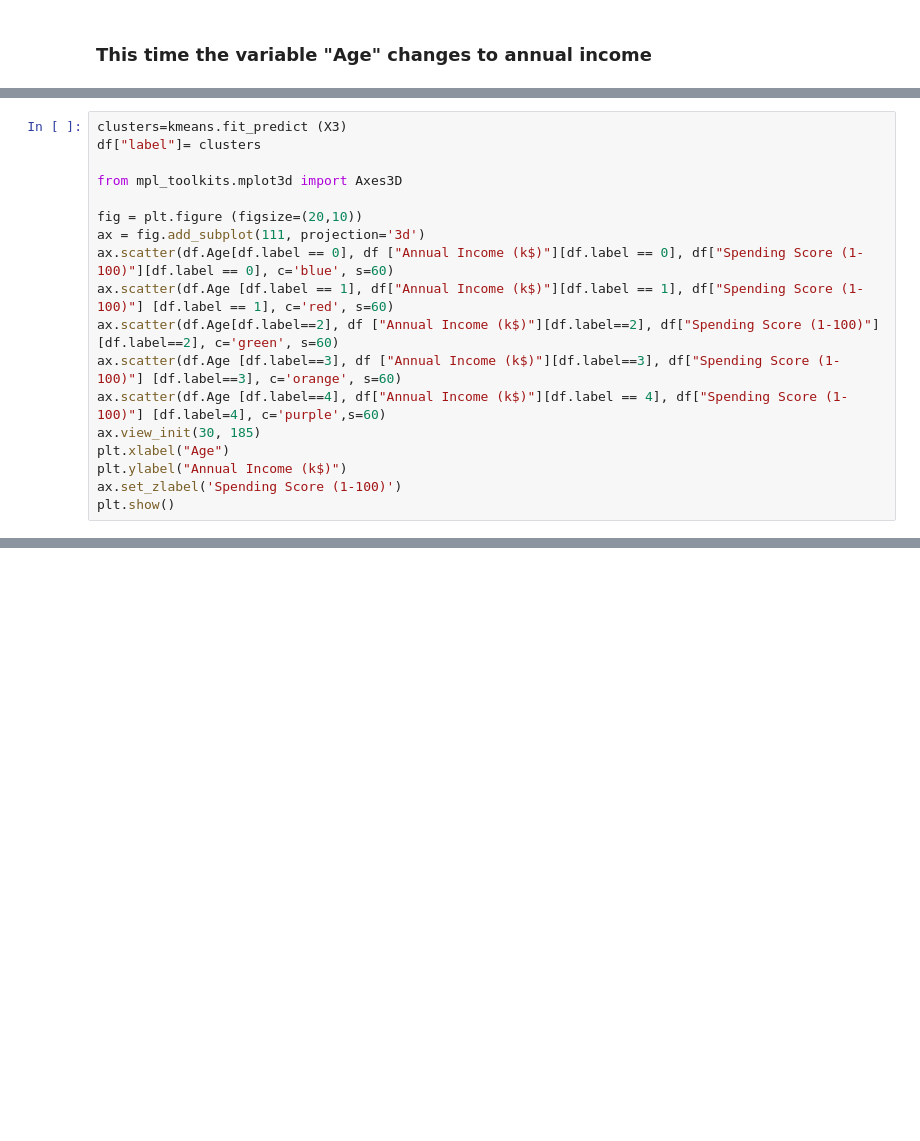
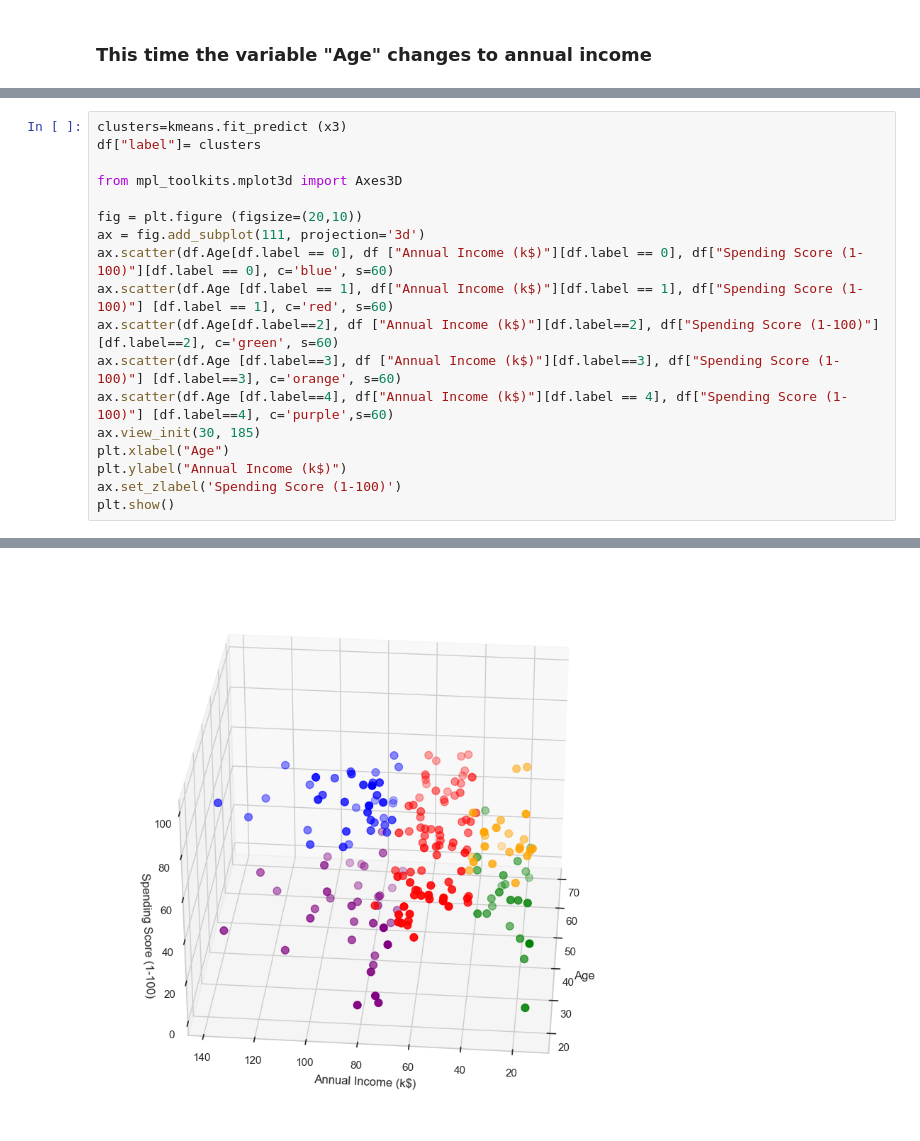
Before and after one commit to Vinay-000/Customer_Segmentation, a Jupyter notebook: Segmentation analysis implementation .ipynb, the cells around one changed output, grey strips where cells are left out. Cells and saved outputs as stored; diff of their text form; blank space fills up the shorter version.

```diff
--- a/Segmentation analysis implementation .ipynb
+++ b/Segmentation analysis implementation .ipynb
@@ -335,7 +335,7 @@ print (kmeans.cluster_centers_)
  [45.2173913  26.30434783 20.91304348]
  [42.9375     55.0875     49.7125    ]]
 # %%
-clusters=kmeans.fit_predict (X3)
+clusters=kmeans.fit_predict (x3)
 df["label"]= clusters
 
 from mpl_toolkits.mplot3d import Axes3D
@@ -346,7 +346,7 @@ ax.scatter(df.Age[df.label == 0], df ["Annual Income (k$)"][df.label == 0], df["
 ax.scatter(df.Age [df.label == 1], df["Annual Income (k$)"][df.label == 1], df["Spending Score (1-100)"] [df.label == 1], c='red', s=60)
 ax.scatter(df.Age[df.label==2], df ["Annual Income (k$)"][df.label==2], df["Spending Score (1-100)"] [df.label==2], c='green', s=60)
 ax.scatter(df.Age [df.label==3], df ["Annual Income (k$)"][df.label==3], df["Spending Score (1-100)"] [df.label==3], c='orange', s=60)
-ax.scatter(df.Age [df.label==4], df["Annual Income (k$)"][df.label == 4], df["Spending Score (1-100)"] [df.label=4], c='purple',s=60)
+ax.scatter(df.Age [df.label==4], df["Annual Income (k$)"][df.label == 4], df["Spending Score (1-100)"] [df.label==4], c='purple',s=60)
 ax.view_init(30, 185)
 plt.xlabel("Age")
 plt.ylabel("Annual Income (k$)")
@@ -356,0 +356 @@ SyntaxError: invalid syntax (<ipython-input-145-a0818d12923c>, line 12)
+[figure, added]
```
Also changed, not shown: parts of 13 cells of this notebook.
